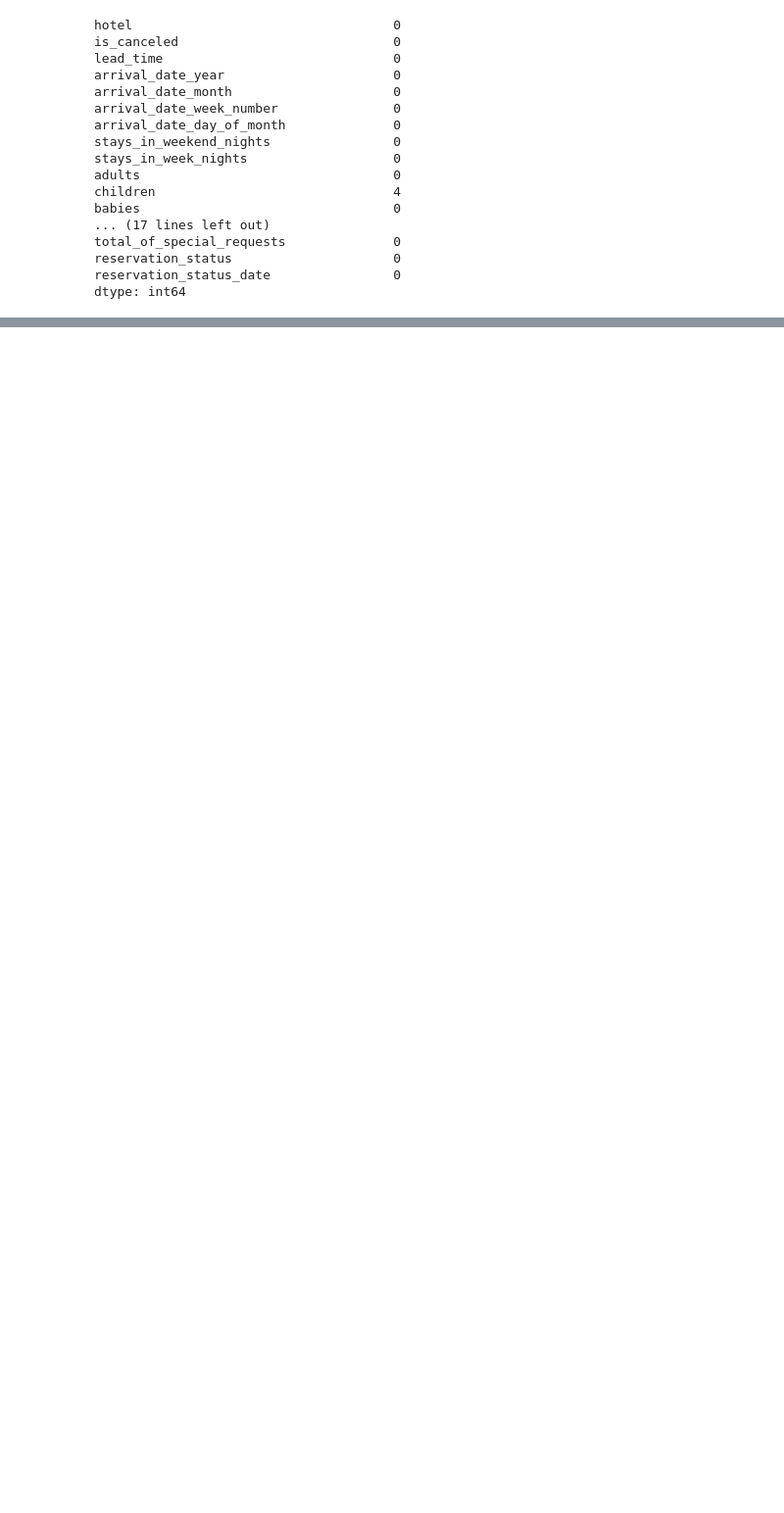
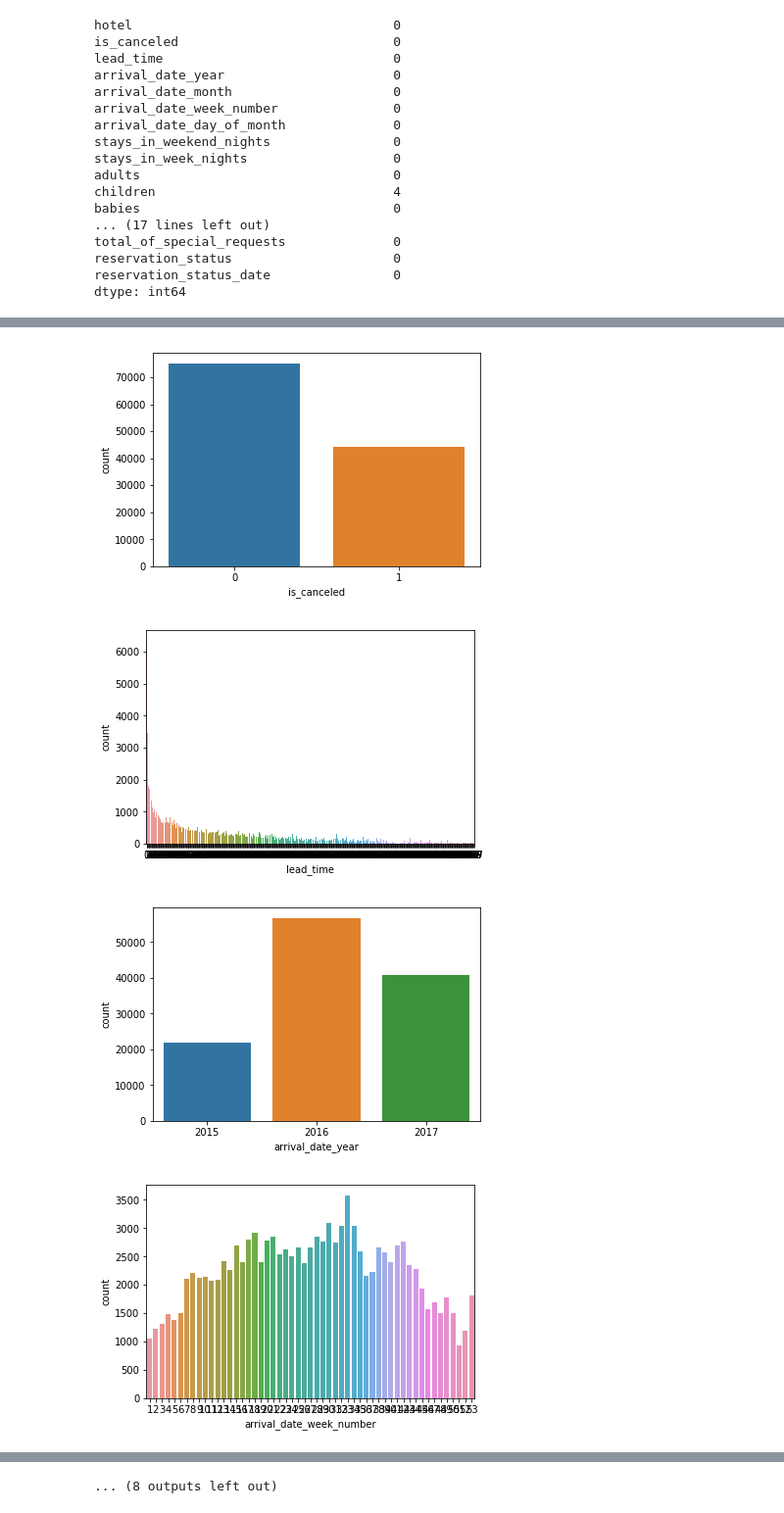
Before and after one commit to josephburton06/Hotel-Bookings, a Jupyter notebook: hotel_bookings.ipynb, the cells around one changed output, grey strips where cells are left out. Shown: that part at 98% size. Saved outputs shown, nothing was run; the diff lists cells and outputs as text; code cells hidden in the pictures; blank space fills up the shorter version.

```diff
--- a/hotel_bookings.ipynb
+++ b/hotel_bookings.ipynb
@@ -105,3 +87,9 @@ total_of_special_requests              0
 reservation_status                     0
 reservation_status_date                0
 dtype: int64
+# %%
+numeric_cols = list(df.select_dtypes(include=['float64', 'int64']))
+nunique_counts = pd.DataFrame(columns=['col_name', 'nunique_count'])
+for col in numeric_cols:
+    nunique_counts = nunique_counts.append({'col_name': str(col), 'nunique_count': df[col].nunique()} ,ignore_index=True)
+nunique_counts.sort_values(by=['nunique_count'], ascending=False)
@@ -107,0 +120,11 @@ dtype: int64
+# %%
+df1 = df.select_dtypes([np.int, np.float])
+
+for i, col in enumerate(df1.columns):
+    plt.figure(i)
+    sns.countplot(x=col, data=df1)
+# %% [output]
+[figure, added]
+[figure, added]
+[figure, added]
+[figure, added]
@@ -107,0 +139 @@ dtype: int64
+... (8 outputs left out)
```
Also changed, not shown: parts of 8 cells of this notebook.
